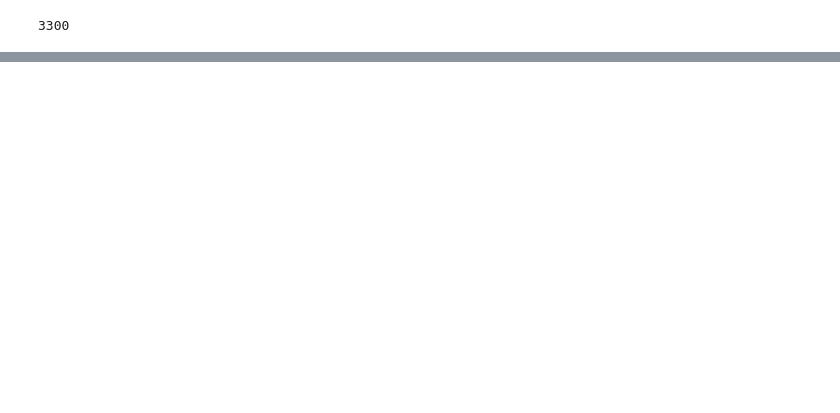
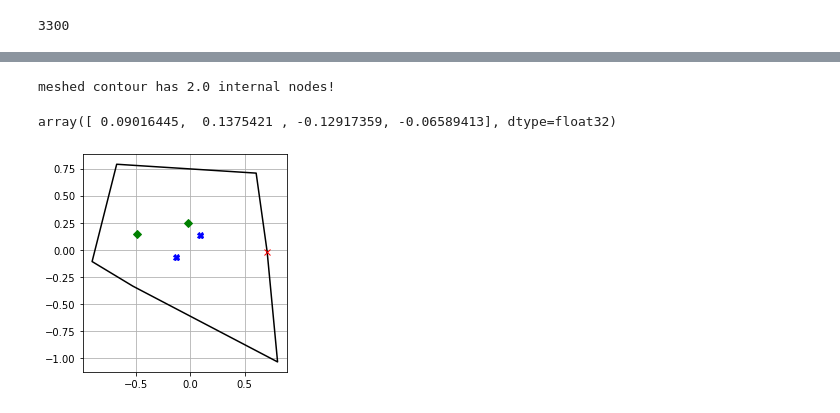
Before and after one commit to Siljekka/GrasshopperMeshAI, a Jupyter notebook: MeshPoints/MachineLearning/nn2_direct.ipynb, the cells around one changed output, grey strips where cells are left out. Saved outputs shown, nothing was run; the diff lists cells and outputs as text; code cells hidden in the pictures; blank space fills up the shorter version.

```diff
--- a/MeshPoints/MachineLearning/nn2_direct.ipynb
+++ b/MeshPoints/MachineLearning/nn2_direct.ipynb
@@ -94,7 +119,10 @@ plt.show()
 # %%
 import pre_processing as pp
 import matplotlib.pyplot as plt
+import tensorflow as tf
 import numpy as np
+
+model_path = "model/direct-internal-nodes-correct"
 
 def prediction_pipeline(contour, model_path):
     # Pre-process contour with procrustes superimposition
@@ -109,38 +137,42 @@ def prediction_pipeline(contour, model_path):
     prediction_data = np.expand_dims(features, axis=0)
 
     # Predict
-    prediction_result = model(prediction_data).numpy()
+    prediction_result = loaded_model(prediction_data).numpy()
 
     return prediction_result
 
 
 
 meshed_internal_node_count = -1
 
 while meshed_internal_node_count != 2:
     contour = pp.create_random_ngon(6)
     transformed_contour = pp.procrustes(contour)['transformed_contour']
 
     meshed_contour = pp.mesh_contour(transformed_contour, 0.6)
     meshed_internal_points = meshed_contour[-4:]
     meshed_internal_node_count = int(meshed_contour[13])
     print(f"meshed contour has {meshed_contour[13]} internal nodes!")
 
 prediction_model_path = model_path
 predicted_internal_nodes = prediction_pipeline(contour, model_path)[0]
 
 # Plotting
 plt.grid(b=True)
 
 pl2 = plt.plot([meshed_internal_points[0], meshed_internal_points[2]],
          [meshed_internal_points[1], meshed_internal_points[3]], 'gD',
             label="Internal nodes from reference mesher",
             )
 pl1 = plt.plot([predicted_internal_nodes[0], predicted_internal_nodes[2]],
                [predicted_internal_nodes[1], predicted_internal_nodes[3]],
-               'rx',
+               'bX',
 )
-pl3 = pp.plot_polygon(transformed_contour, style='r')
+pl3 = pp.plot_polygon(transformed_contour, style='k')
 
 plt.gca().set_aspect('equal')
 predicted_internal_nodes
+# %% [output]
+meshed contour has 2.0 internal nodes!
+array([ 0.09016445,  0.1375421 , -0.12917359, -0.06589413], dtype=float32)
+[figure, added]
```
Also changed, not shown: parts of 2 cells of this notebook, 3 other files.
